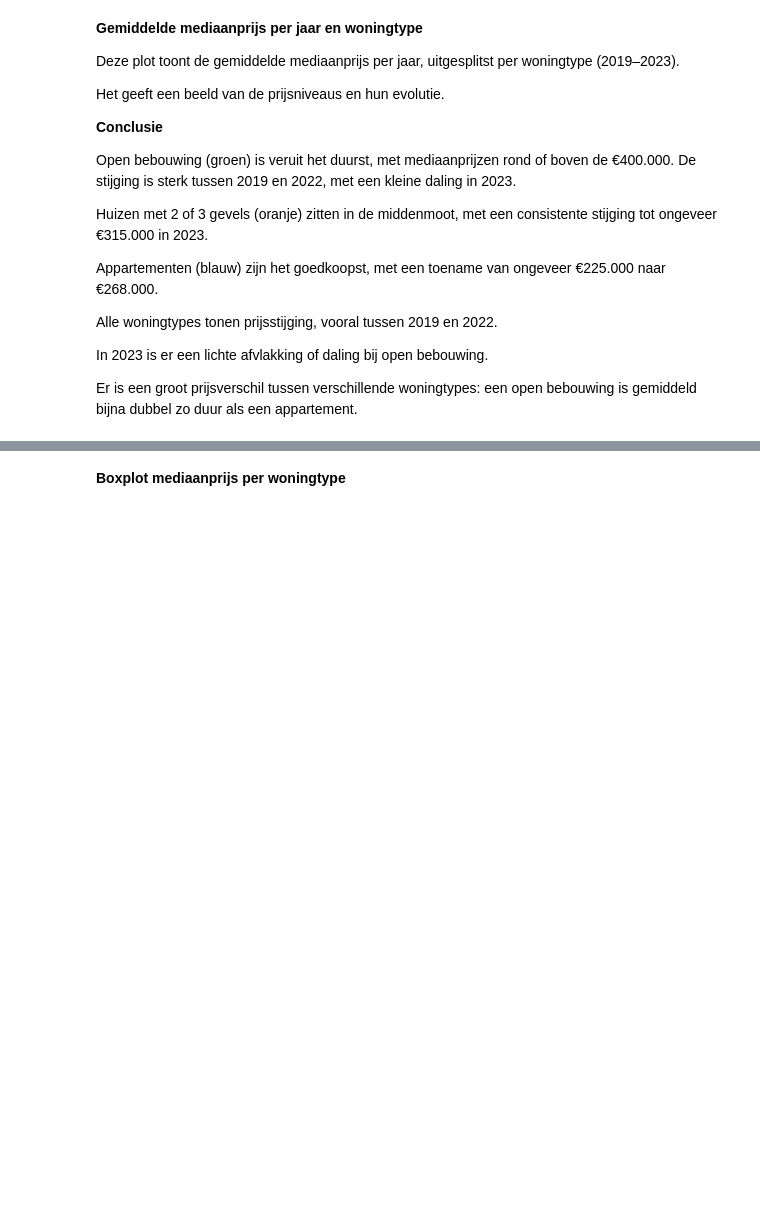
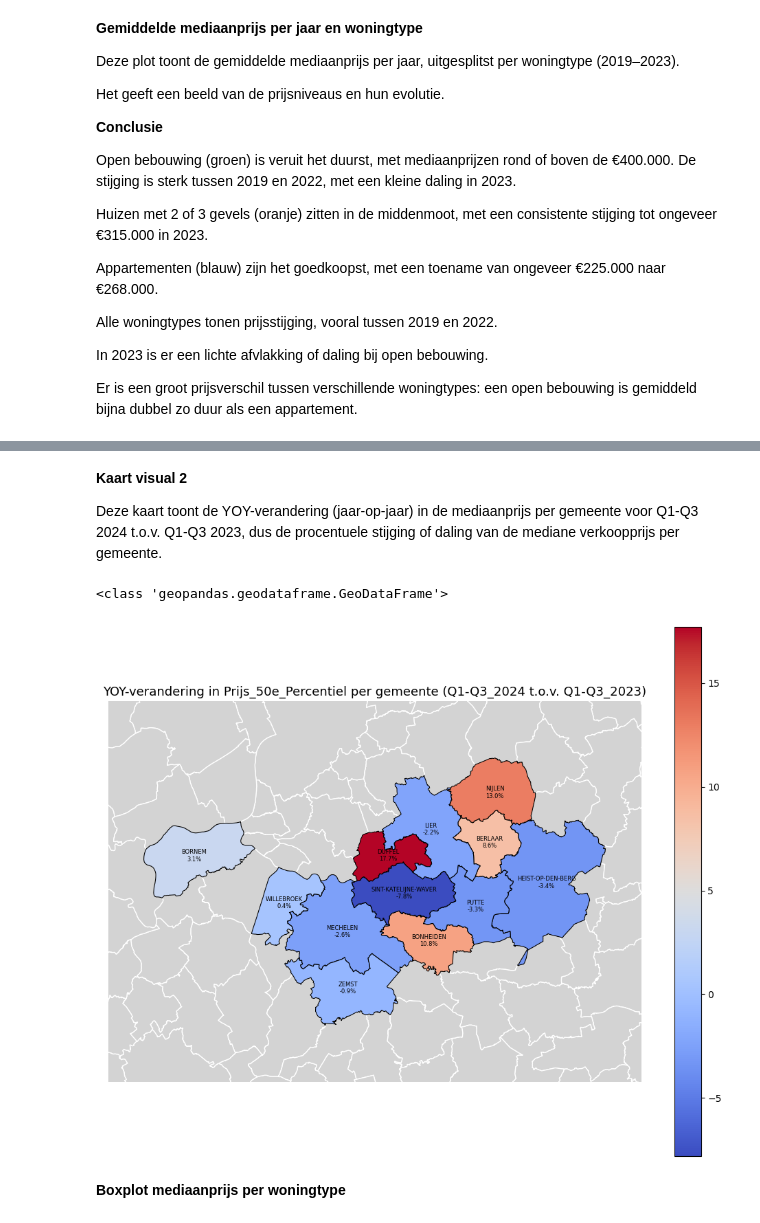
Before and after one commit to Kathleen888/Analyze-huizenprijzen, a Jupyter notebook: workbook.ipynb, the cells around one changed output, grey strips where cells are left out. Cells and saved outputs as stored; diff of their text form; code cells hidden in the pictures; blank space fills up the shorter version.

```diff
--- a/workbook.ipynb
+++ b/workbook.ipynb
@@ -1458,3 +2175,54 @@ plt.show()
+# %% [markdown]
+**Kaart visual 2**
+
+  Deze kaart toont de YOY-verandering (jaar-op-jaar) in de mediaanprijs per gemeente voor Q1-Q3 2024 t.o.v. Q1-Q3 2023, dus de procentuele stijging of daling van de mediane verkoopprijs per gemeente.
+# %%
+#we vertrekken van dataframe gemeente_yoy_2024_2 die reeds per woningtype de yoy bevat voor alle gemeentes tussen Q1-Q3 2024 en Q1-Q3 2023.
+#Deze groeperen tot het gemiddelde over alle woningtypes heen
+df_kaart = gemeente_yoy_2024_2.groupby('Naam_NL').agg({'YOY': 'mean'}).reset_index()
+#mergen met de geo data
+merged_df_kaart = df_kaart.merge(gdf_filtered, on = 'Naam_NL')
+#omzetten in de geo dataframe
+merged_df_kaart = gpd.GeoDataFrame(merged_df_kaart, geometry='geometry', crs="EPSG:4326")
+#nakijken of merged_df_kaart een geo dataframe is
+print(type(merged_df_kaart))
+
+fig, ax = plt.subplots(figsize=(10, 8))
+
+#plot Belgie als achtergrond
+gdf.plot(ax=ax, color='lightgrey', edgecolor='white')
+
+#plot de gemeenten
+merged_df_kaart.plot(
+    column='YOY',
+    cmap='coolwarm',
+    legend=True,
+    edgecolor='black',
+    linewidth=0.8,
+    ax=ax
+)
+
+#Labels met naam van de gemeenten en de YOY waarde toevoegen
+for idx, row in merged_df_kaart.iterrows():
+    centroid = row['geometry'].centroid
+    tekst = f"{row['Naam_NL']}\n{row['YOY']:.1f}%"
+    ax.text(centroid.x, centroid.y, tekst,
+            ha='center', va='center', fontsize=6, color='black')
+
+#Door heel belgie te plotten is het gebied dat ik wil bekijken te klein dus ik zoom in op het gekleurde gebied
+bounds = merged_df_kaart.total_bounds
+ax.set_xlim(bounds[0] - 0.05, bounds[2] + 0.05)
+ax.set_ylim(bounds[1] - 0.05, bounds[3] + 0.05)
+
+
+ax.set_title('YOY-verandering in Prijs_50e_Percentiel per gemeente (Q1-Q3_2024 t.o.v. Q1-Q3_2023)', fontsize=13)
+ax.axis('off')
+plt.tight_layout()
+plt.savefig('plots/kaart YOY-verandering in Prijs_50e_Percentiel per gemeente (Q1-Q3_2024 t.o.v. Q1-Q3_2023).png',dpi=300, bbox_inches='tight')
+plt.show()
+# %% [output]
+<class 'geopandas.geodataframe.GeoDataFrame'>
+[figure, added]
 # %% [markdown]
 **Boxplot mediaanprijs per woningtype**
 # %%
```
Also changed, not shown: parts of 53 cells of this notebook.
